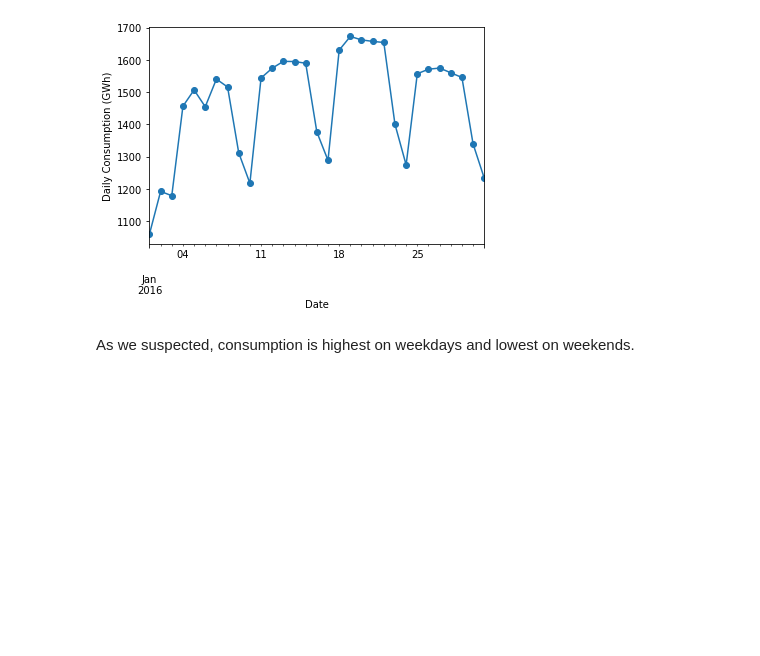
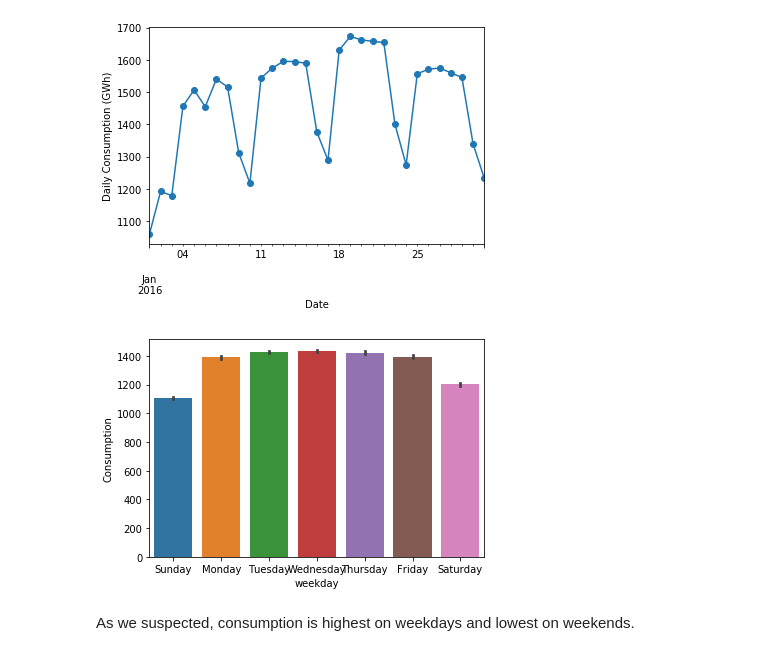
Before and after one commit to kunadawa/PyCon-Africa-19, a Jupyter notebook: visualization.ipynb, the cells around one changed output. Saved outputs shown, nothing was run; the diff lists cells and outputs as text; code cells hidden in the pictures; blank space fills up the shorter version.

Commit message:
chore: showing a barplot of consumption vs weekday

```diff
--- a/visualization.ipynb
+++ b/visualization.ipynb
@@ -391,6 +391,11 @@ ax = time_Series_df.loc['2016-01':'2016-01', 'Consumption'].plot(marker='o', lin
 ax.set_ylabel('Daily Consumption (GWh)');
 # %% [output]
 [figure]
+# %%
+sb.barplot(y='Consumption', x='weekday', data=time_Series_df)
+plt.show()
+# %% [output]
+[figure, added]
 # %% [markdown]
 As we suspected, consumption is highest on weekdays and lowest on weekends.
 # %%
```
